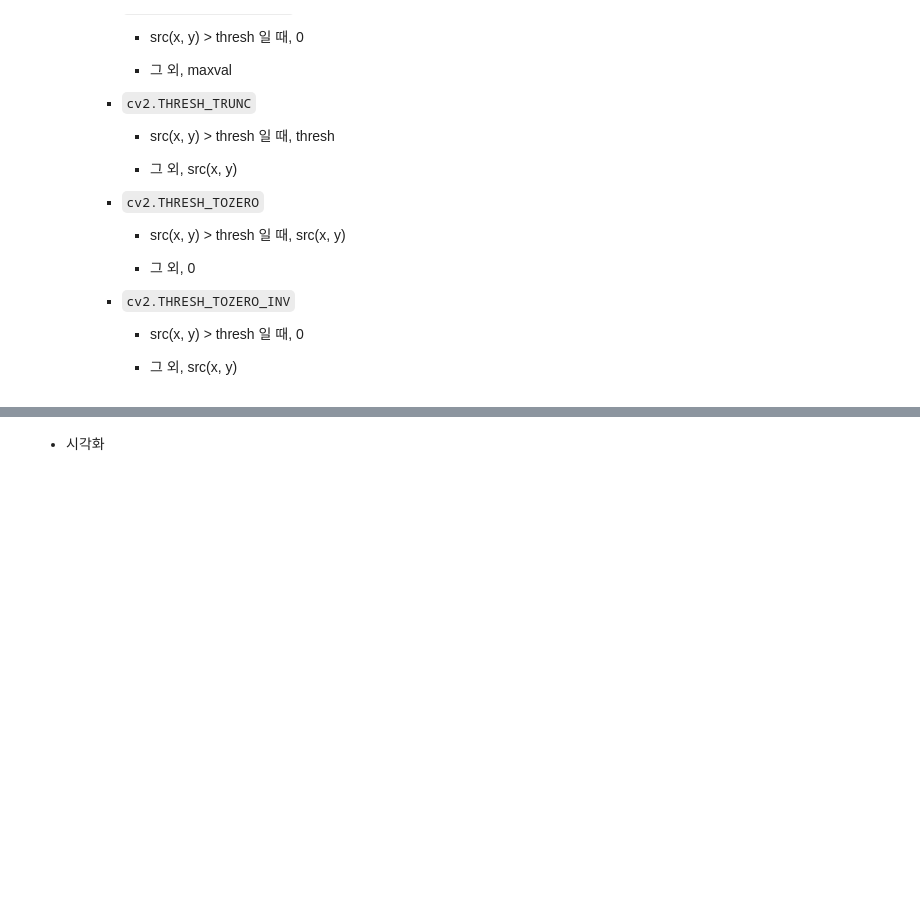
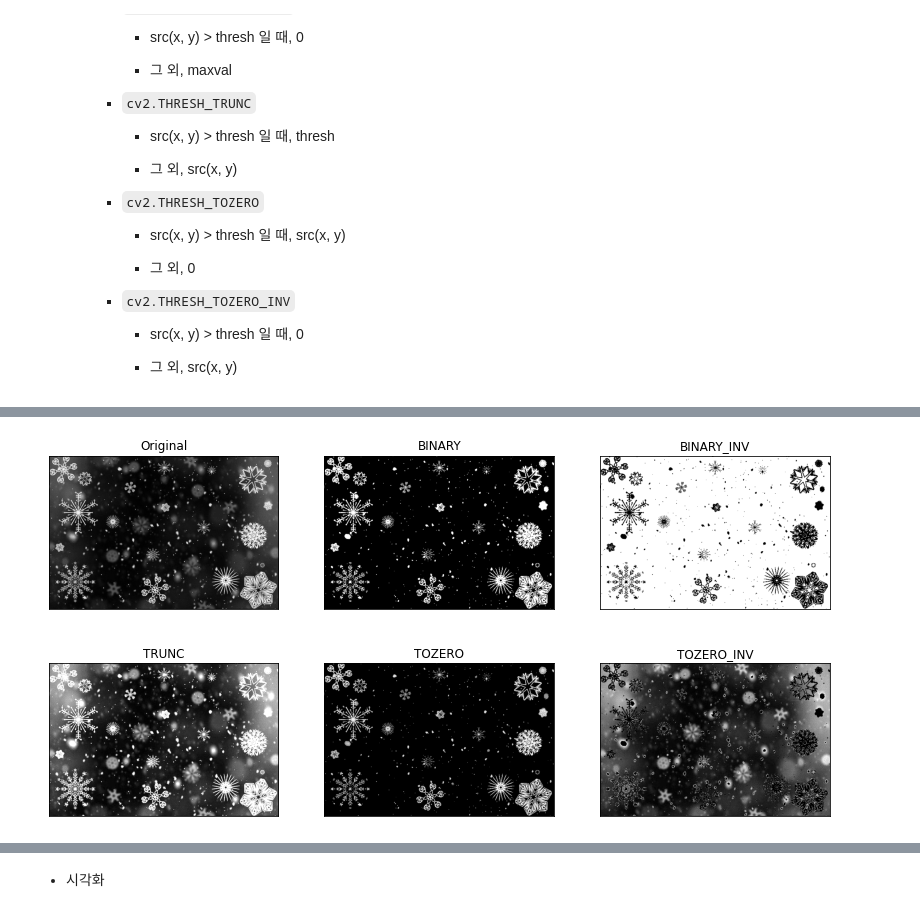
Before and after one commit to ckiekim/DeepLearning_2022_01, a Jupyter notebook: 11.OpenCV/06_이미지_이진화.ipynb, the cells around one changed output, grey strips where cells are left out. Cells and saved outputs as stored; diff of their text form; code cells hidden in the pictures; blank space fills up the shorter version.

```diff
--- a/11.OpenCV/06_이미지_이진화.ipynb
+++ b/11.OpenCV/06_이미지_이진화.ipynb
@@ -62,0 +117,11 @@
+# %%
+plt.figure(figsize=(14,7))
+for i in range(len(titles)):
+    plt.subplot(2,3,i+1)
+    plt.imshow(images[i], cmap='gray')
+    plt.title(titles[i])
+    plt.xticks([]), plt.yticks([])
+
+plt.show()
+# %% [output]
+[figure, added]
```
Also changed, not shown: parts of 27 cells of this notebook.
